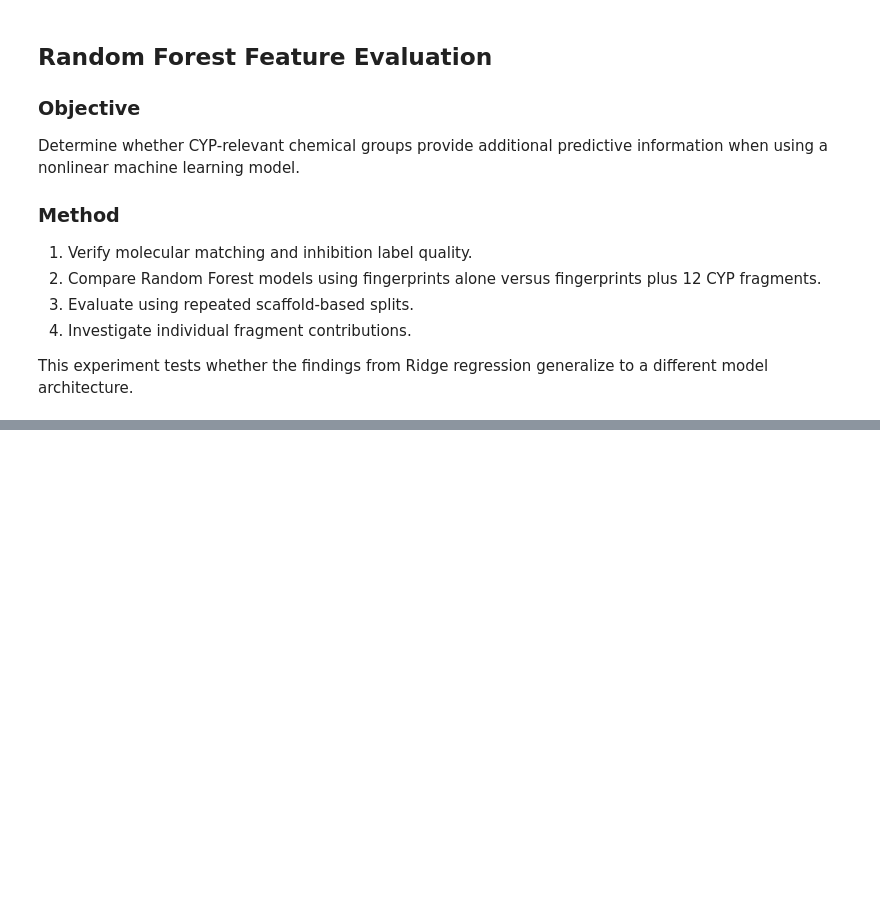
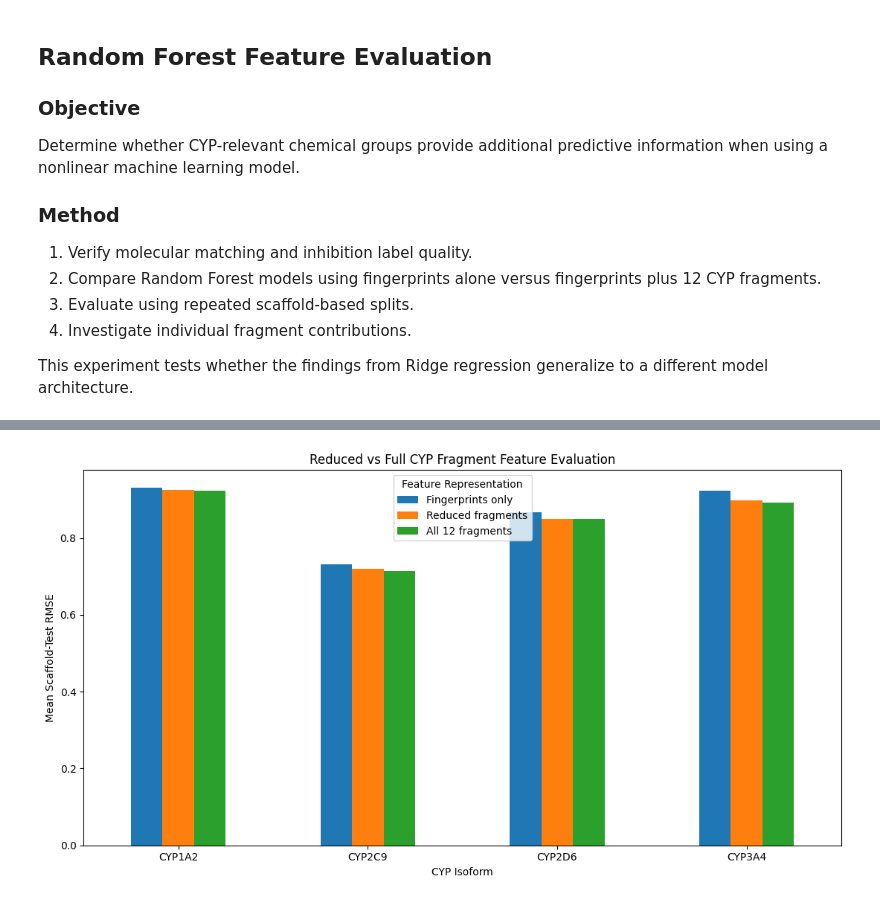
Before and after one commit to RydenT244/cyp-fragment-analysis, a Jupyter notebook: notebooks/04_feature_evaluation.ipynb, the cells around one changed output, grey strips where cells are left out. Saved outputs shown, nothing was run; the diff lists cells and outputs as text; code cells hidden in the pictures; blank space fills up the shorter version.

Commit message:
Update feature evaluation notebook with final results

```diff
--- a/notebooks/04_feature_evaluation.ipynb
+++ b/notebooks/04_feature_evaluation.ipynb
@@ -1328,0 +1923,13 @@ generalize to a different model architecture.
+# %%
+reduced_summary = (
+    reduced_df
+    .groupby(["Isoform", "Model"])
+    .agg(
+        Mean_RMSE=("RMSE", "mean"),
+        SD_RMSE=("RMSE", "std"),
+        Mean_R2=("R2", "mean")
+    )
+    .reset_index()
+)
+
+display(reduced_summary.round(4))
@@ -1328,0 +1991,33 @@ generalize to a different model architecture.
+# %%
+plot_data = reduced_summary.pivot(
+    index="Isoform",
+    columns="Model",
+    values="Mean_RMSE"
+)
+
+plot_data = plot_data[
+    [
+        "Fingerprints only",
+        "Reduced fragments",
+        "All 12 fragments"
+    ]
+]
+
+ax = plot_data.plot(
+    kind="bar",
+    figsize=(11, 6)
+)
+
+ax.set_title(
+    "Reduced vs Full CYP Fragment Feature Evaluation"
+)
+
+ax.set_xlabel("CYP Isoform")
+ax.set_ylabel("Mean Scaffold-Test RMSE")
+plt.xticks(rotation=0)
+
+plt.legend(title="Feature Representation")
+plt.tight_layout()
+plt.show()
+# %% [output]
+[figure, added]
```
Also changed, not shown: parts of 17 cells of this notebook.
